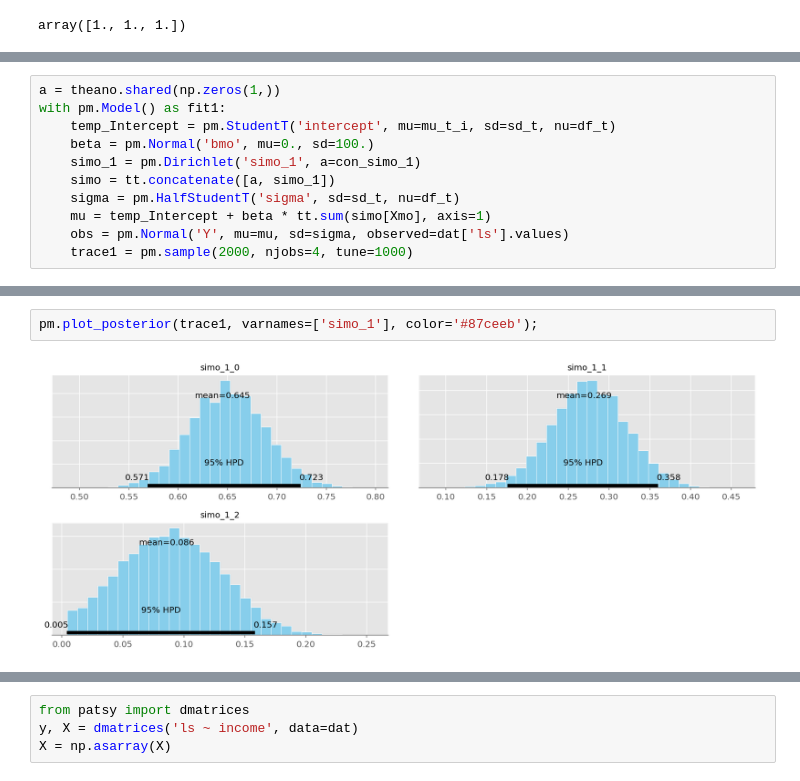
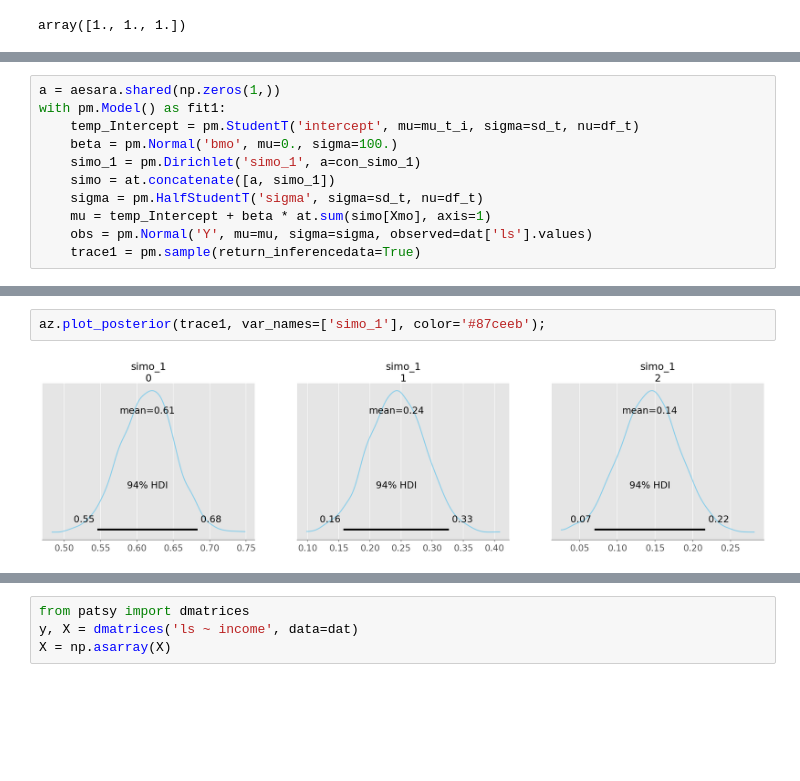
Before and after one commit to junpenglao/Planet_Sakaar_Data_Science, a Jupyter notebook: Ports/brms_monotonic_compare.ipynb, the cells around one changed output, grey strips where cells are left out. Saved outputs shown, nothing was run; the diff lists cells and outputs as text; blank space fills up the shorter version.

```diff
--- a/Ports/brms_monotonic_compare.ipynb
+++ b/Ports/brms_monotonic_compare.ipynb
@@ -92,14 +93,14 @@ array([74.6163287 , 65.34700729, 66.14039569, 16.78373309, 34.88835083,
 # %%
-a = theano.shared(np.zeros(1,))
+a = aesara.shared(np.zeros(1,))
 with pm.Model() as fit1:
-    temp_Intercept = pm.StudentT('intercept', mu=mu_t_i, sd=sd_t, nu=df_t)
-    beta = pm.Normal('bmo', mu=0., sd=100.)
+    temp_Intercept = pm.StudentT('intercept', mu=mu_t_i, sigma=sd_t, nu=df_t)
+    beta = pm.Normal('bmo', mu=0., sigma=100.)
     simo_1 = pm.Dirichlet('simo_1', a=con_simo_1)
-    simo = tt.concatenate([a, simo_1])
-    sigma = pm.HalfStudentT('sigma', sd=sd_t, nu=df_t)
-    mu = temp_Intercept + beta * tt.sum(simo[Xmo], axis=1)
-    obs = pm.Normal('Y', mu=mu, sd=sigma, observed=dat['ls'].values)
-    trace1 = pm.sample(2000, njobs=4, tune=1000)
+    simo = at.concatenate([a, simo_1])
+    sigma = pm.HalfStudentT('sigma', sigma=sd_t, nu=df_t)
+    mu = temp_Intercept + beta * at.sum(simo[Xmo], axis=1)
+    obs = pm.Normal('Y', mu=mu, sigma=sigma, observed=dat['ls'].values)
+    trace1 = pm.sample(return_inferencedata=True)
 # %% [output]
 Auto-assigning NUTS sampler...
 Initializing NUTS using jitter+adapt_diag...
@@ -113,7 +115,7 @@ pm.traceplot(trace1);
 # %%
-pm.plot_posterior(trace1, varnames=['simo_1'], color='#87ceeb');
+az.plot_posterior(trace1, var_names=['simo_1'], color='#87ceeb');
 # %% [output]
-[figure, old version]
+[figure, new version]
 # %%
 Xc = Xmo_1 - Xmo_1.mean()
 df_t2 = 21
```
Also changed, not shown: parts of 21 cells of this notebook.
